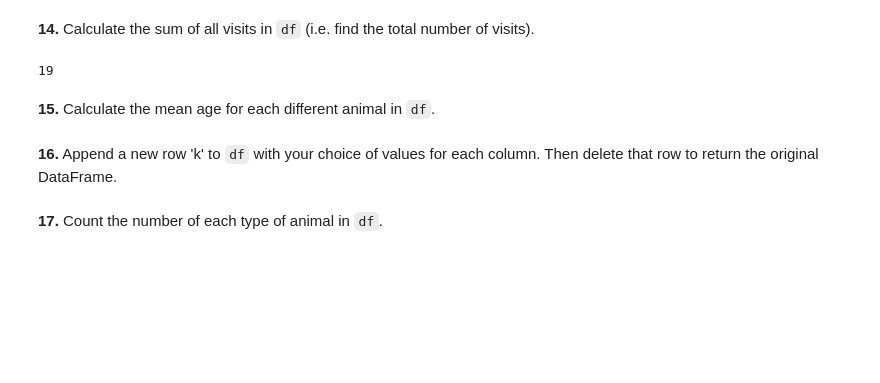
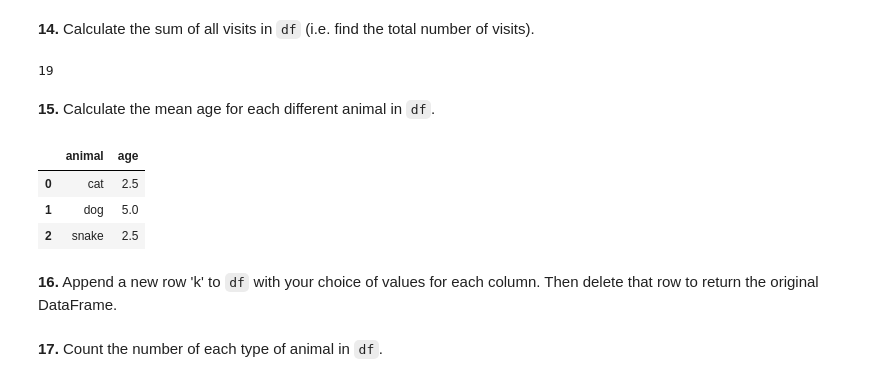
Before and after one commit to julam9/100-Pandas-Puzzles-with-Answers, a Jupyter notebook: 100-pandas-puzzles.ipynb, the cells around one changed output. Drawn from its saved outputs; the diff is of its cells as text; code cells hidden in the pictures; blank space fills up the shorter version.

```diff
--- a/100-pandas-puzzles.ipynb
+++ b/100-pandas-puzzles.ipynb
@@ -165,5 +165,12 @@ sum(df["visits"])
 19
 # %% [markdown]
 **15.** Calculate the mean age for each different animal in `df`.
+# %%
+df.groupby("animal", as_index=False)["age"].mean()
+# %% [output]
+|  | animal | age |
+| 0 | cat | 2.5 |
+| 1 | dog | 5.0 |
+| 2 | snake | 2.5 |
 # %% [markdown]
 **16.** Append a new row 'k' to `df` with your choice of values for each column. Then delete that row to return the original DataFrame.
```
Also changed, not shown: parts of 6 cells of this notebook.
